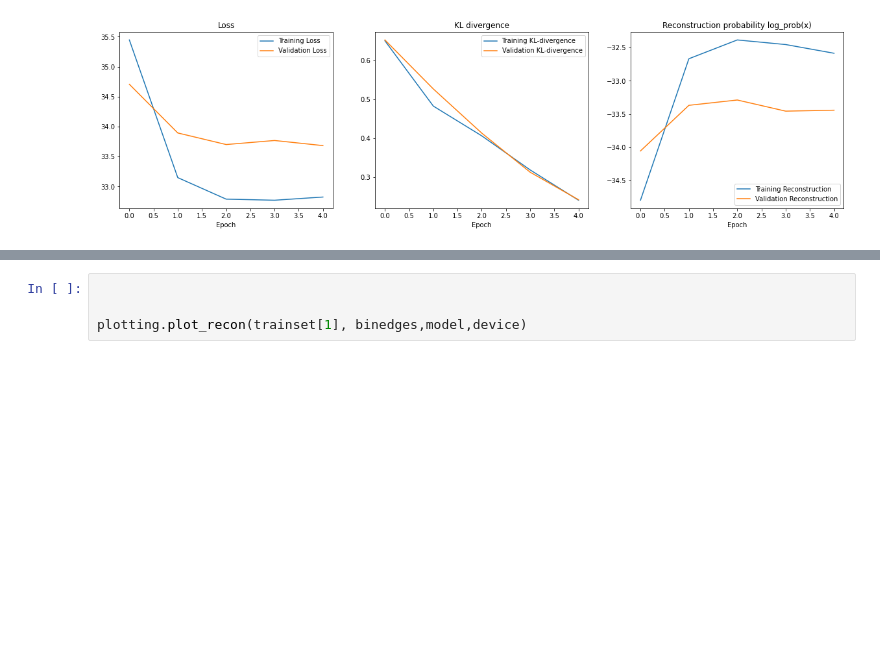
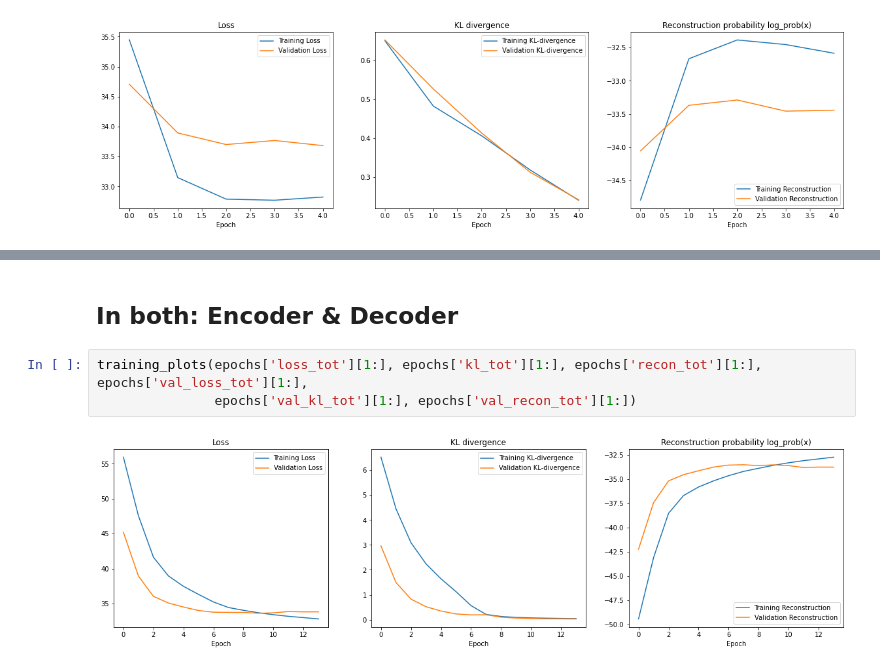
Before and after one commit to carinhopm/ais_vrnn, a Jupyter notebook: code/visualization.ipynb, the cells around one changed output, grey strips where cells are left out. Drawn from its saved outputs; the diff is of its cells as text; blank space fills up the shorter version.

```diff
--- a/code/visualization.ipynb
+++ b/code/visualization.ipynb
@@ -115,4 +136,7 @@ training_plots(epochs['loss_tot'][1:], epochs['kl_tot'][1:], epochs['recon_tot']
-# %%
-
-
-plotting.plot_recon(trainset[1], binedges,model,device)
+# %% [markdown]
+## In both: Encoder & Decoder
+# %%
+training_plots(epochs['loss_tot'][1:], epochs['kl_tot'][1:], epochs['recon_tot'][1:], epochs['val_loss_tot'][1:],
+               epochs['val_kl_tot'][1:], epochs['val_recon_tot'][1:])
+# %% [output]
+[figure, added]
```
Also changed, not shown: parts of 18 cells of this notebook.
